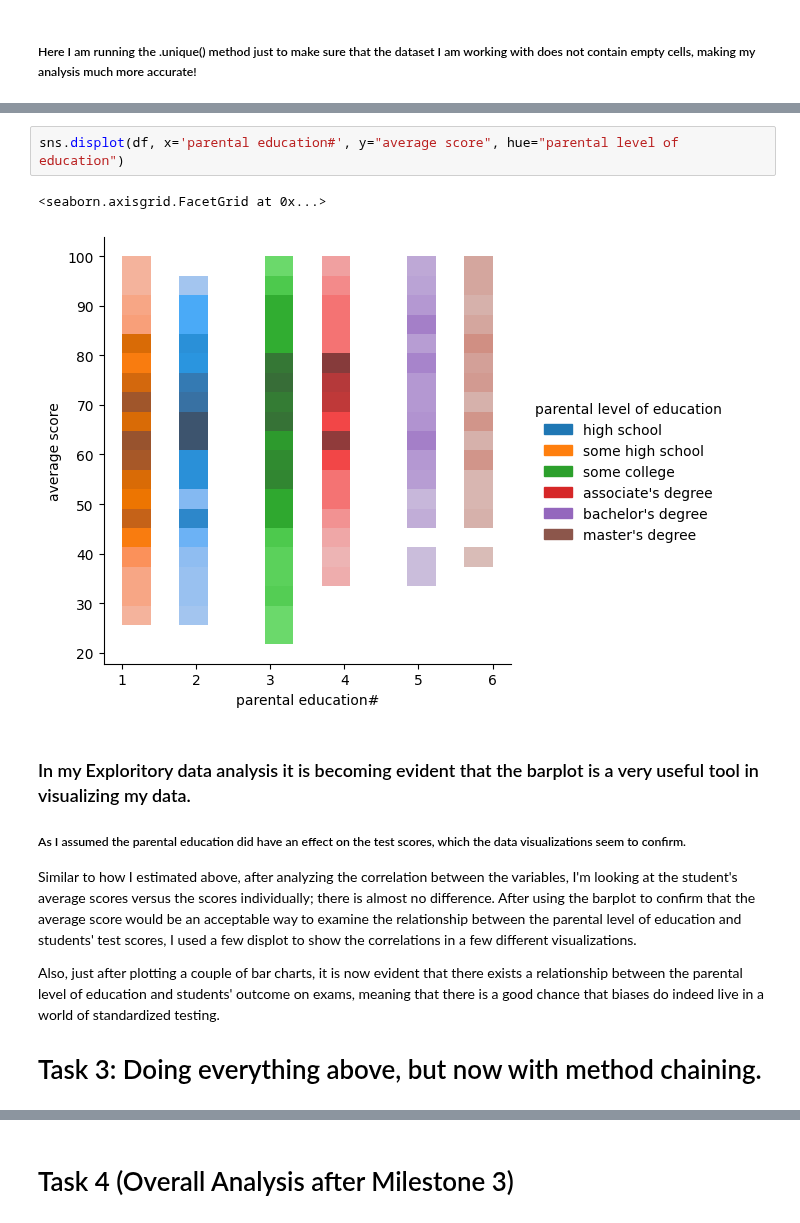
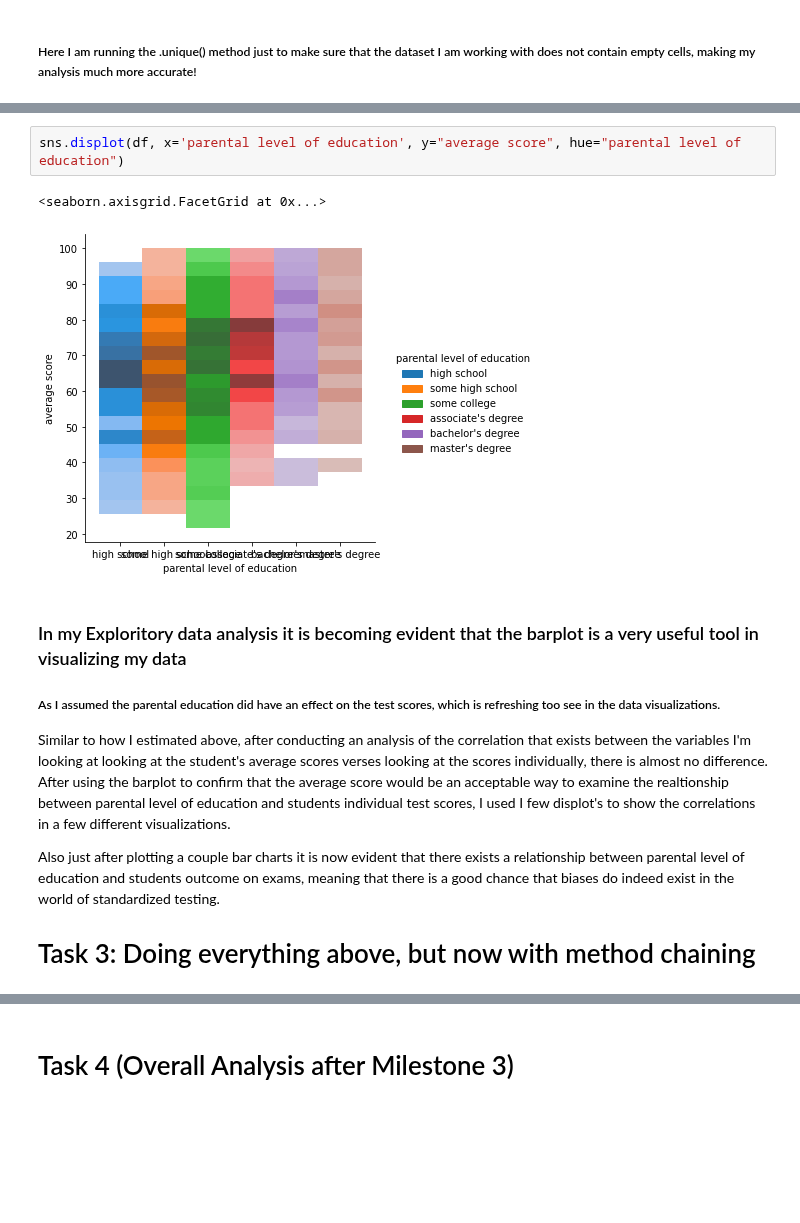
Before and after one commit to ubco-W2022T1-cosc301/project-group01, a Jupyter notebook: notebooks/analysis1.ipynb, the cells around one changed output, grey strips where cells are left out. Cells and saved outputs as stored; diff of their text form; blank space fills up the shorter version.

Commit message:
added more details for analysis

```diff
--- a/notebooks/analysis1.ipynb
+++ b/notebooks/analysis1.ipynb
@@ -140,19 +140,19 @@ sns.displot(df, x="average score", hue="parental level of education", kind="kde"
 # %%
-sns.displot(df, x='parental education#', y="average score", hue="parental level of education")
+sns.displot(df, x='parental level of education', y="average score", hue="parental level of education")
 # %% [output]
 <seaborn.axisgrid.FacetGrid at 0x...>
-[figure, old version]
+[figure, new version]
 # %% [markdown]
-### In my Exploritory data analysis it is becoming evident that the barplot is a very useful tool in visualizing my data.
+### In my Exploritory data analysis it is becoming evident that the barplot is a very useful tool in visualizing my data
 
-##### As I assumed the parental education did have an effect on the test scores, which the data visualizations seem to confirm.
+##### As I assumed the parental education did have an effect on the test scores, which is refreshing too see in the data visualizations.
 
-Similar to how I estimated above, after analyzing the correlation between the variables, I'm looking at the student's average scores versus the scores individually; there is almost no difference. After using the barplot to confirm that the average score would be an acceptable way to examine the relationship between the parental level of education and students' test scores, I used a few displot to show the correlations in a few different visualizations.
+Similar to how I estimated above, after conducting an analysis of the correlation that exists between the variables I'm looking at looking at the student's average scores verses looking at the scores individually, there is almost no difference. After using the barplot to confirm that the average score would be an acceptable way to examine the realtionship between parental level of education and students individual test scores, I used I few displot's to show the correlations in a few different visualizations.
 
-Also, just after plotting a couple of bar charts, it is now evident that there exists a relationship between the parental level of education and students' outcome on exams, meaning that there is a good chance that biases do indeed live in a world of standardized testing.
+Also just after plotting a couple bar charts it is now evident that there exists a relationship between parental level of education and students outcome on exams, meaning that there is a good chance that biases do indeed exist in the world of standardized testing.
 
 
-# Task 3: Doing everything above, but now with method chaining.
+# Task 3: Doing everything above, but now with method chaining
 # %%
 import pandas as pd
 import numpy as np
```
Also changed, not shown: parts of 15 cells of this notebook, 1 other file.
